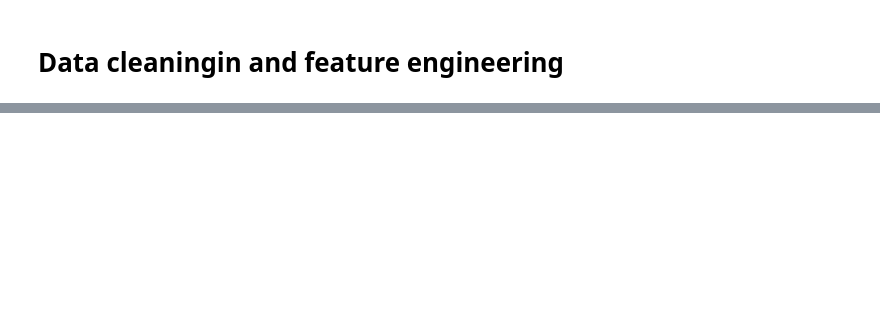
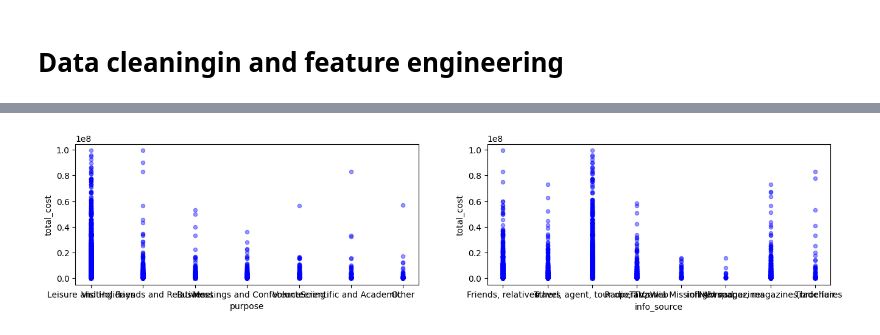
Before and after one commit to yaseminerguezel/tanzania-tourism-expenditure-model, a Jupyter notebook: data-cleaning.ipynb, the cells around one changed output, grey strips where cells are left out. Cells and saved outputs as stored; diff of their text form; code cells hidden in the pictures; blank space fills up the shorter version.

```diff
--- a/data-cleaning.ipynb
+++ b/data-cleaning.ipynb
@@ -197,0 +439,8 @@ memory usage: 902.1 KB
+# %%
+# Create plots to identify categorical features
+fig, axes = plt.subplots(nrows=1, ncols=2, figsize=(16,3))
+
+for xcol, ax in zip(['purpose', 'info_source'], axes):
+    df.plot(kind='scatter', x=xcol, y='total_cost', ax=ax, alpha=0.4, color='b')
+# %% [output]
+[figure, added]
```
Also changed, not shown: parts of 125 cells of this notebook.
